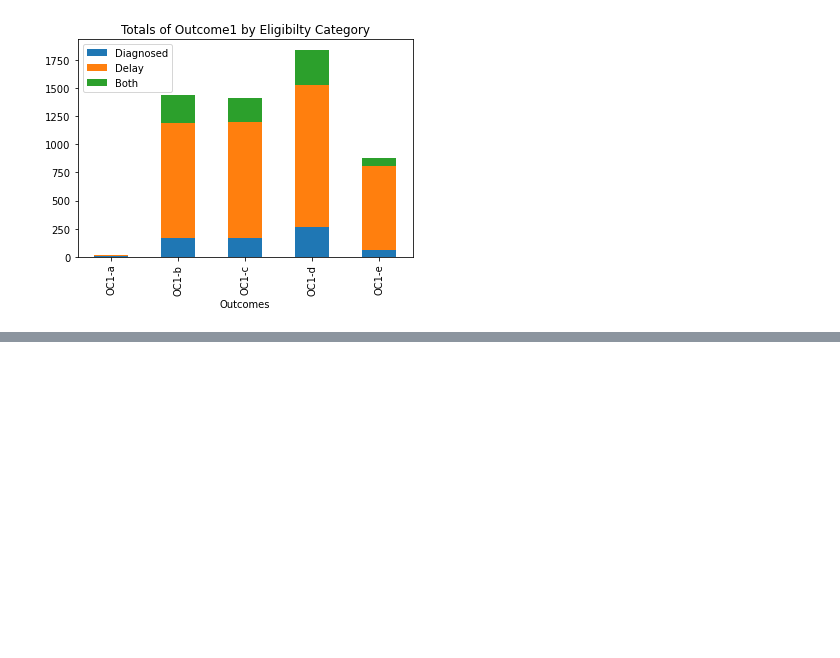
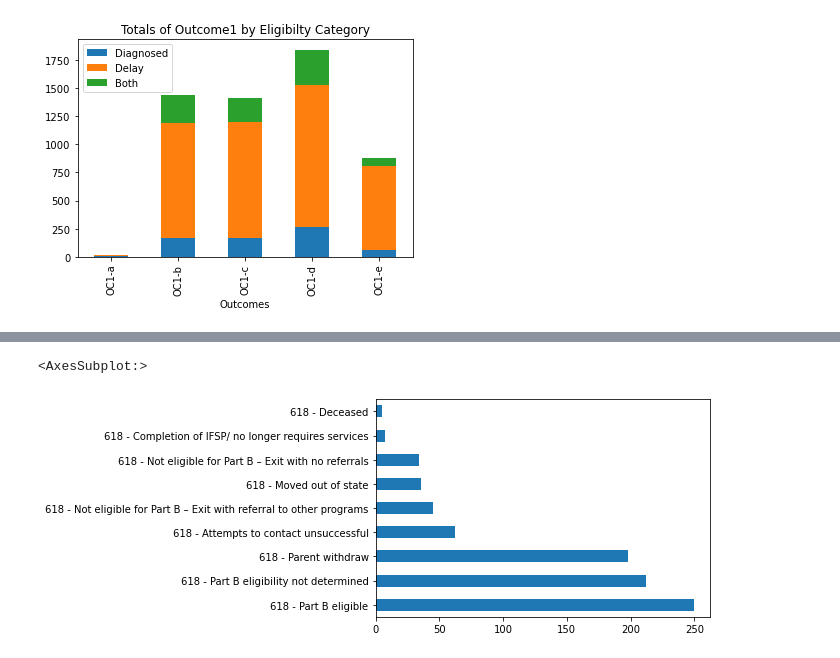
Before and after one commit to NSS-Data-Analytics-Cohort-7/didd-kha-keys-shorts, a Jupyter notebook: Notebook/DIDD_Da7.ipynb, the cells around one changed output, grey strips where cells are left out. Drawn from its saved outputs; the diff is of its cells as text; code cells hidden in the pictures; blank space fills up the shorter version.

```diff
--- a/Notebook/DIDD_Da7.ipynb
+++ b/Notebook/DIDD_Da7.ipynb
@@ -203,0 +252,5 @@ df.plot(x='Outcomes', kind='bar', stacked=True,
+# %%
+combined_table_both['Exit Reason_y'].value_counts().plot(kind='barh')
+# %% [output]
+<AxesSubplot:>
+[figure, added]
```
Also changed, not shown: parts of 22 cells of this notebook, 1 other file.
